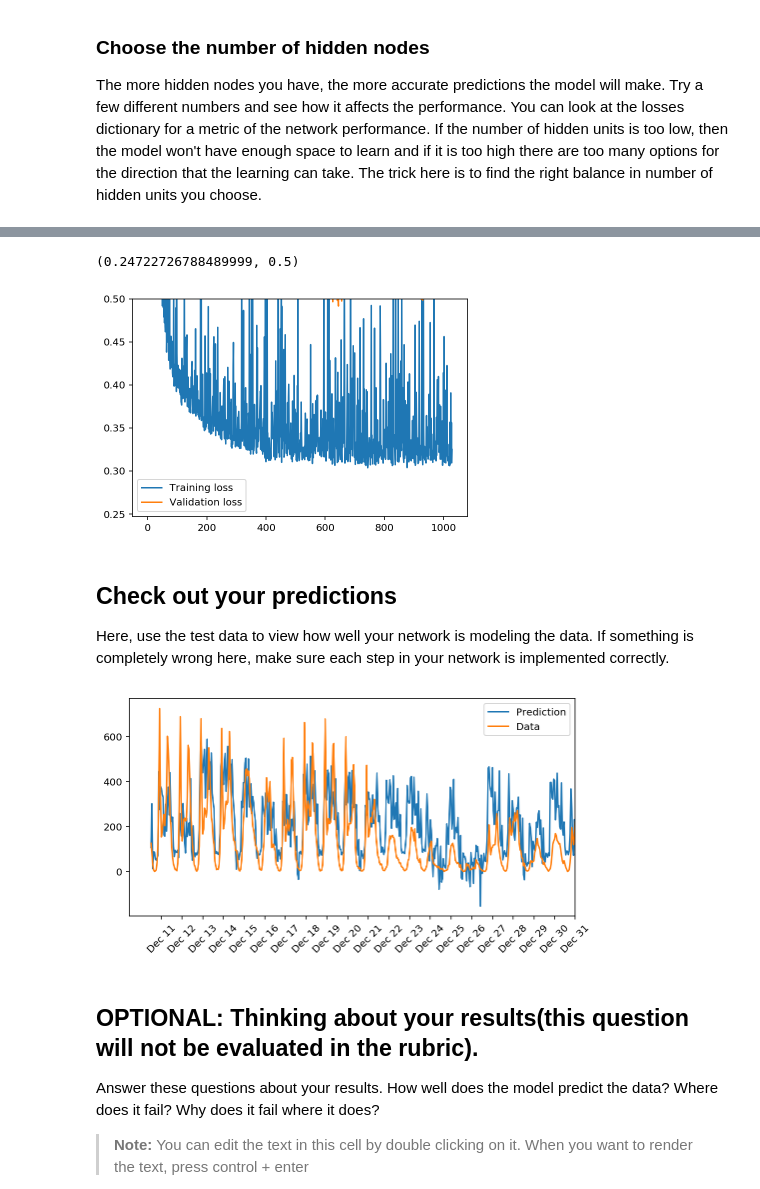
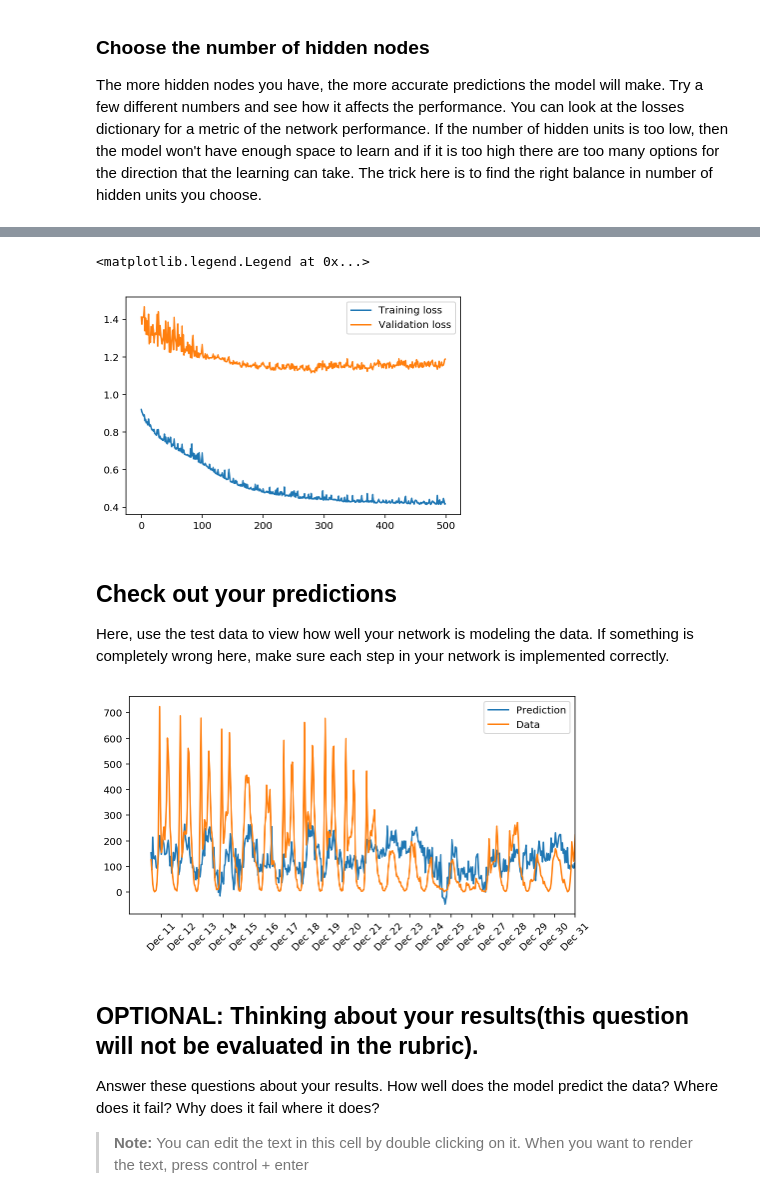
Before and after one commit to julianogalgaro/udacity, a Jupyter notebook: nd101/p1-bike-sharing/DLND Your first neural network.ipynb, the cells around one changed output, grey strips where cells are left out. Saved outputs shown, nothing was run; the diff lists cells and outputs as text; code cells hidden in the pictures.

```diff
--- a/nd101/p1-bike-sharing/DLND Your first neural network.ipynb
+++ b/nd101/p1-bike-sharing/DLND Your first neural network.ipynb
@@ -165,7 +165,7 @@ class NeuralNetwork(object):
 
         # TODO: Backpropagated error - Replace these values with your calculations.
         hidden_errors = np.dot(output_errors,self.weights_hidden_to_output)
-        hidden_grad = hidden_outputs * (1. - hidden_outputs) # hidden layer gradients
+        hidden_grad = hidden_outputs * (1.0 - hidden_outputs) # hidden layer gradients
         hidden_error_term = np.dot(hidden_errors,hidden_grad)
 
         # TODO: Update the weights - Replace these values with your calculations.
@@ -209,8 +209,8 @@ The more hidden nodes you have, the more accurate predictions the model will mak
 import sys
 
 ### Set the hyperparameters here ###
-epochs = 1030
-learning_rate = 0.0295
+epochs = 500
+learning_rate = 0.0290
 hidden_nodes = 12
 output_nodes = 1
 
@@ -239,11 +239,11 @@ Progress: 99.9% ... Training loss: 0.324 ... Validation loss: 0.526
 # %%
 plt.plot(losses['train'], label='Training loss')
 plt.plot(losses['validation'], label='Validation loss')
 plt.legend()
-plt.ylim(ymax=0.5)
+#plt.ylim(ymax=0.5)
 # %% [output]
-(0.24722726788489999, 0.5)
+<matplotlib.legend.Legend at 0x...>
-[figure, old version]
+[figure, new version]
 # %% [markdown]
 ## Check out your predictions
 
@@ -263,7 +263,7 @@ dates = dates.apply(lambda d: d.strftime('%b %d'))
 ax.set_xticks(np.arange(len(dates))[12::24])
 _ = ax.set_xticklabels(dates[12::24], rotation=45)
 # %% [output]
-[figure, old version]
+[figure, new version]
 # %% [markdown]
 ## OPTIONAL: Thinking about your results(this question will not be evaluated in the rubric).
 
```
Also changed, not shown: parts of 2 cells of this notebook.
